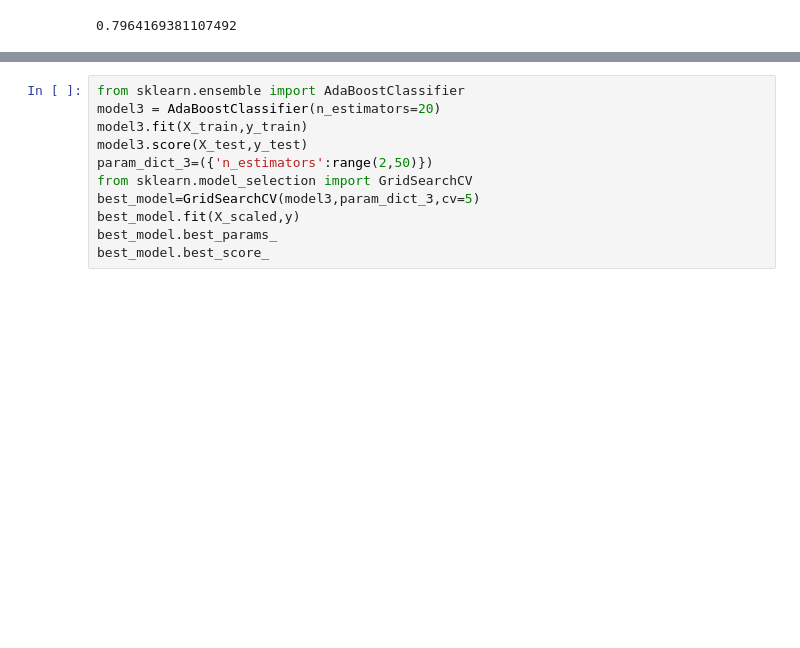
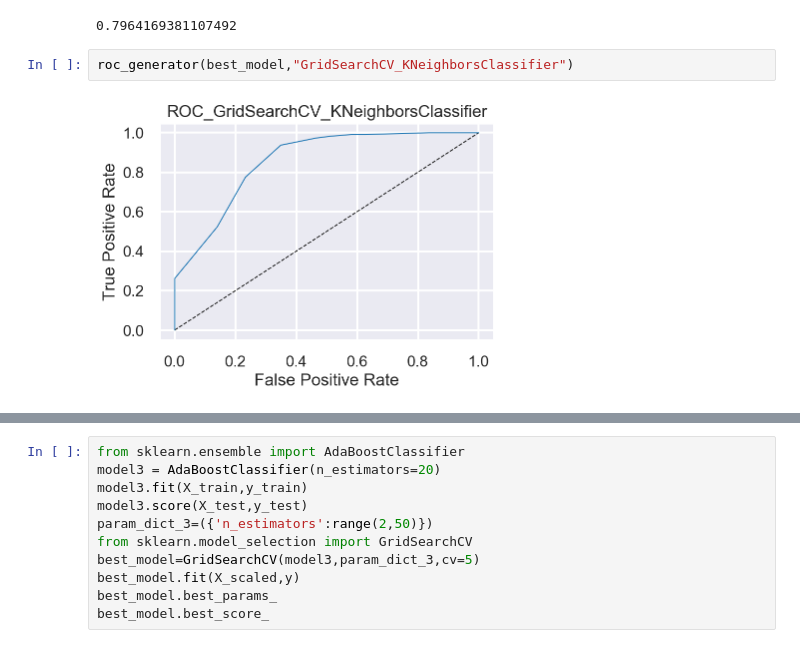
Before and after one commit to shiv0204/DataScience_CareerTrack, a Jupyter notebook: Capstone_Project1/Capstone_Project_1.ipynb, the cells around one changed output, grey strips where cells are left out. Drawn from its saved outputs; the diff is of its cells as text; blank space fills up the shorter version.

```diff
--- a/Capstone_Project1/Capstone_Project_1.ipynb
+++ b/Capstone_Project1/Capstone_Project_1.ipynb
@@ -371,6 +395,10 @@ best_model.best_params_
 best_model.best_score_
 # %% [output]
 0.7964169381107492
+# %%
+roc_generator(best_model,"GridSearchCV_KNeighborsClassifier")
+# %% [output]
+[figure, added]
 # %%
 from sklearn.ensemble import RandomForestClassifier
 model2 = RandomForestClassifier(max_depth=25)
```
Also changed, not shown: parts of 7 cells of this notebook, 15 other files.
